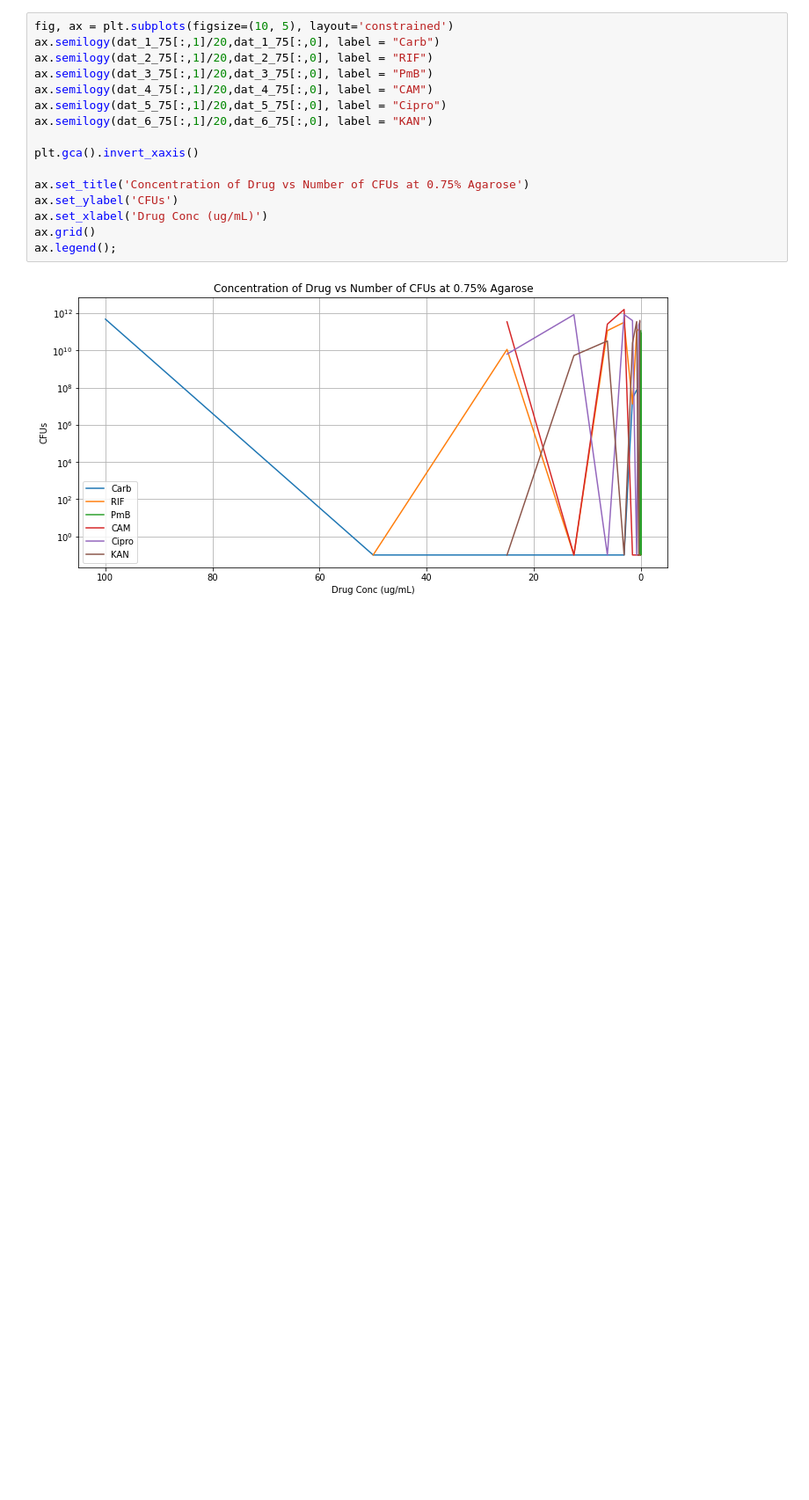
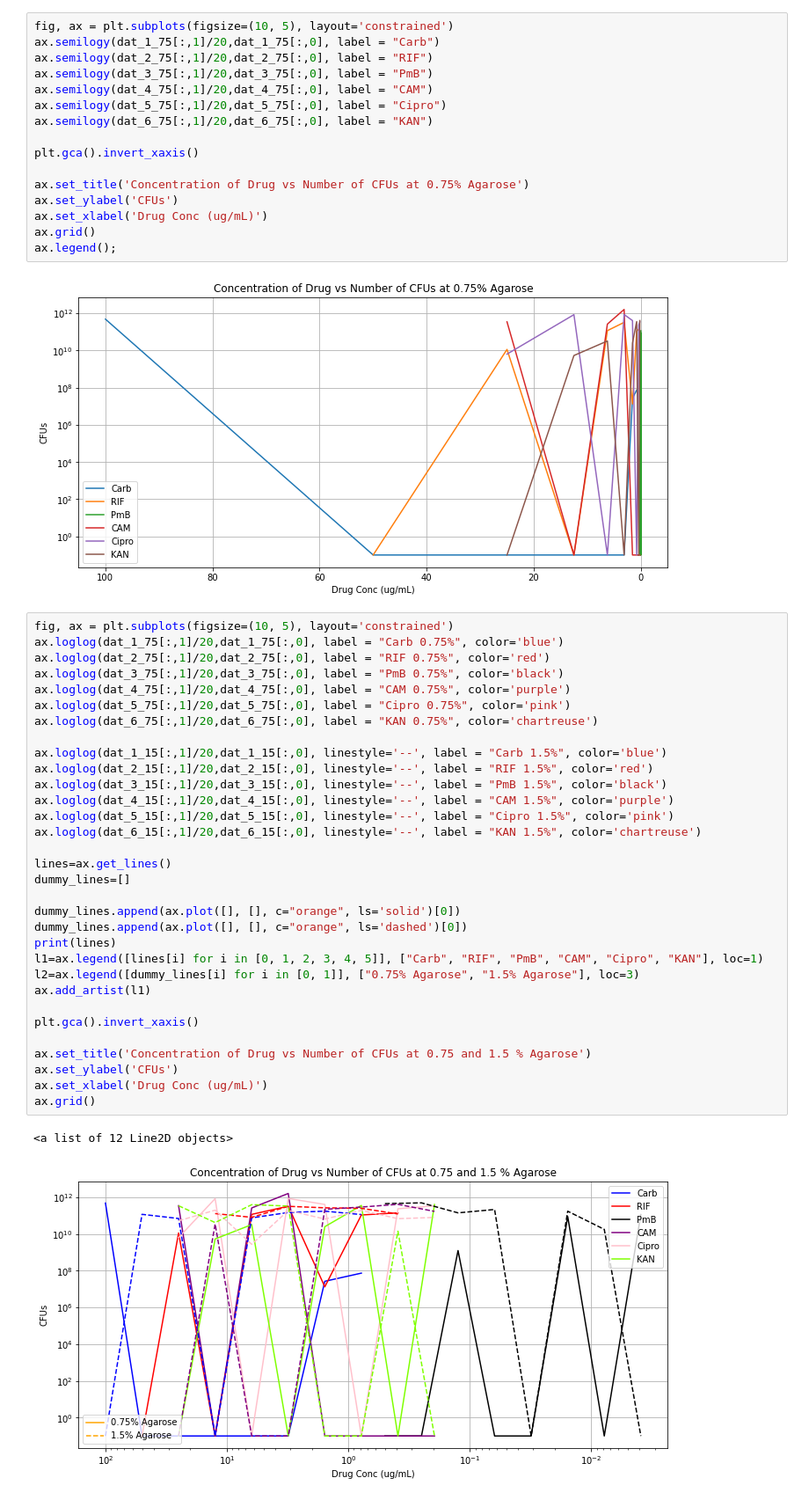
Before and after one commit to colinhas/Notebooks, a Jupyter notebook: Plotting.ipynb, the cells around one changed output. Shown at 88% size. Cells and saved outputs as stored; diff of their text form; blank space fills up the shorter version.

```diff
--- a/Plotting.ipynb
+++ b/Plotting.ipynb
@@ -250,3 +250,38 @@ ax.grid()
 ax.legend();
 # %% [output]
 [figure]
+# %%
+fig, ax = plt.subplots(figsize=(10, 5), layout='constrained')
+ax.loglog(dat_1_75[:,1]/20,dat_1_75[:,0], label = "Carb 0.75%", color='blue')
+ax.loglog(dat_2_75[:,1]/20,dat_2_75[:,0], label = "RIF 0.75%", color='red')
+ax.loglog(dat_3_75[:,1]/20,dat_3_75[:,0], label = "PmB 0.75%", color='black')
+ax.loglog(dat_4_75[:,1]/20,dat_4_75[:,0], label = "CAM 0.75%", color='purple')
+ax.loglog(dat_5_75[:,1]/20,dat_5_75[:,0], label = "Cipro 0.75%", color='pink')
+ax.loglog(dat_6_75[:,1]/20,dat_6_75[:,0], label = "KAN 0.75%", color='chartreuse')
+
+ax.loglog(dat_1_15[:,1]/20,dat_1_15[:,0], linestyle='--', label = "Carb 1.5%", color='blue')
+ax.loglog(dat_2_15[:,1]/20,dat_2_15[:,0], linestyle='--', label = "RIF 1.5%", color='red')
+ax.loglog(dat_3_15[:,1]/20,dat_3_15[:,0], linestyle='--', label = "PmB 1.5%", color='black')
+ax.loglog(dat_4_15[:,1]/20,dat_4_15[:,0], linestyle='--', label = "CAM 1.5%", color='purple')
+ax.loglog(dat_5_15[:,1]/20,dat_5_15[:,0], linestyle='--', label = "Cipro 1.5%", color='pink')
+ax.loglog(dat_6_15[:,1]/20,dat_6_15[:,0], linestyle='--', label = "KAN 1.5%", color='chartreuse')
+
+lines=ax.get_lines()
+dummy_lines=[]
+
+dummy_lines.append(ax.plot([], [], c="orange", ls='solid')[0])
+dummy_lines.append(ax.plot([], [], c="orange", ls='dashed')[0])
+print(lines)
+l1=ax.legend([lines[i] for i in [0, 1, 2, 3, 4, 5]], ["Carb", "RIF", "PmB", "CAM", "Cipro", "KAN"], loc=1)
+l2=ax.legend([dummy_lines[i] for i in [0, 1]], ["0.75% Agarose", "1.5% Agarose"], loc=3)
+ax.add_artist(l1)
+
+plt.gca().invert_xaxis()
+
+ax.set_title('Concentration of Drug vs Number of CFUs at 0.75 and 1.5 % Agarose')
+ax.set_ylabel('CFUs')
+ax.set_xlabel('Drug Conc (ug/mL)')
+ax.grid()
+# %% [output]
+<a list of 12 Line2D objects>
+[figure, added]
```
